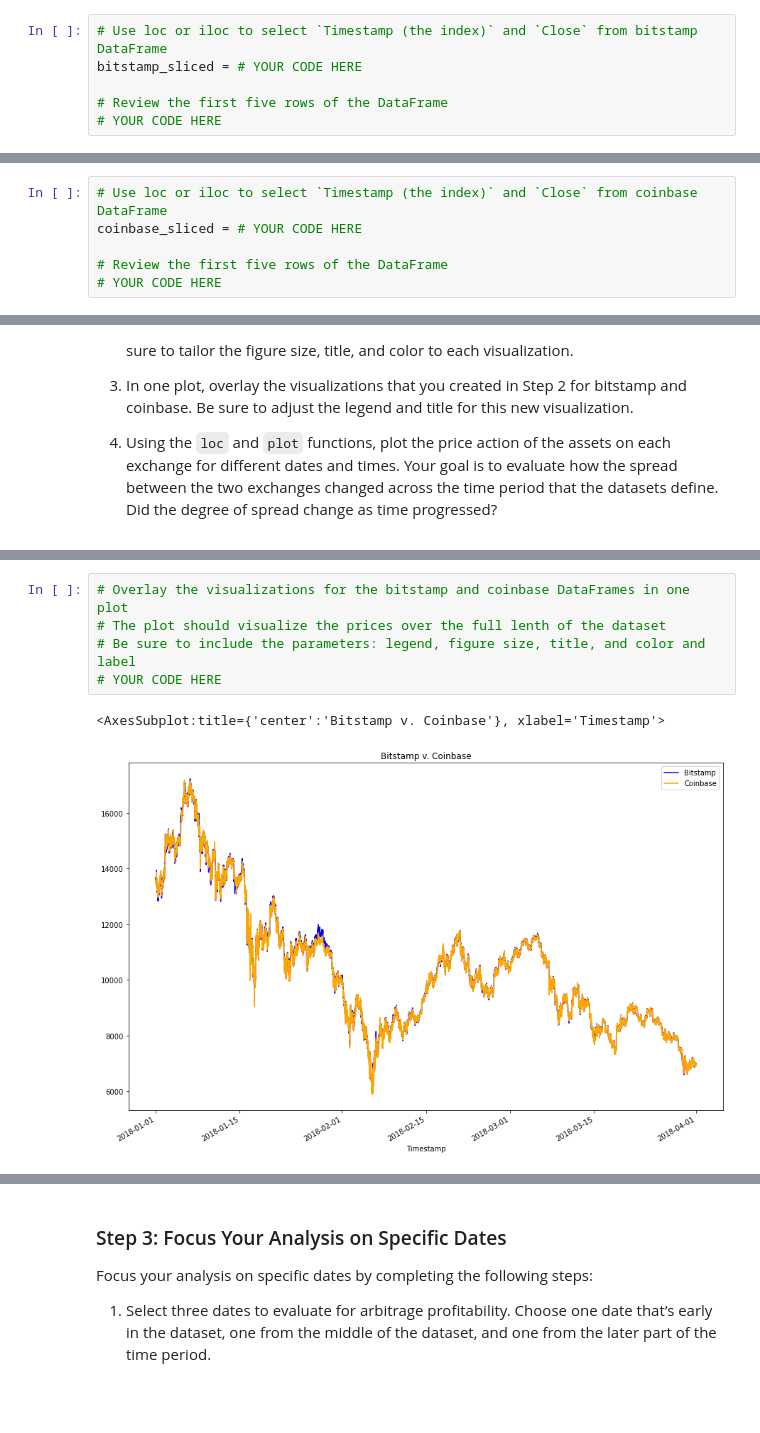
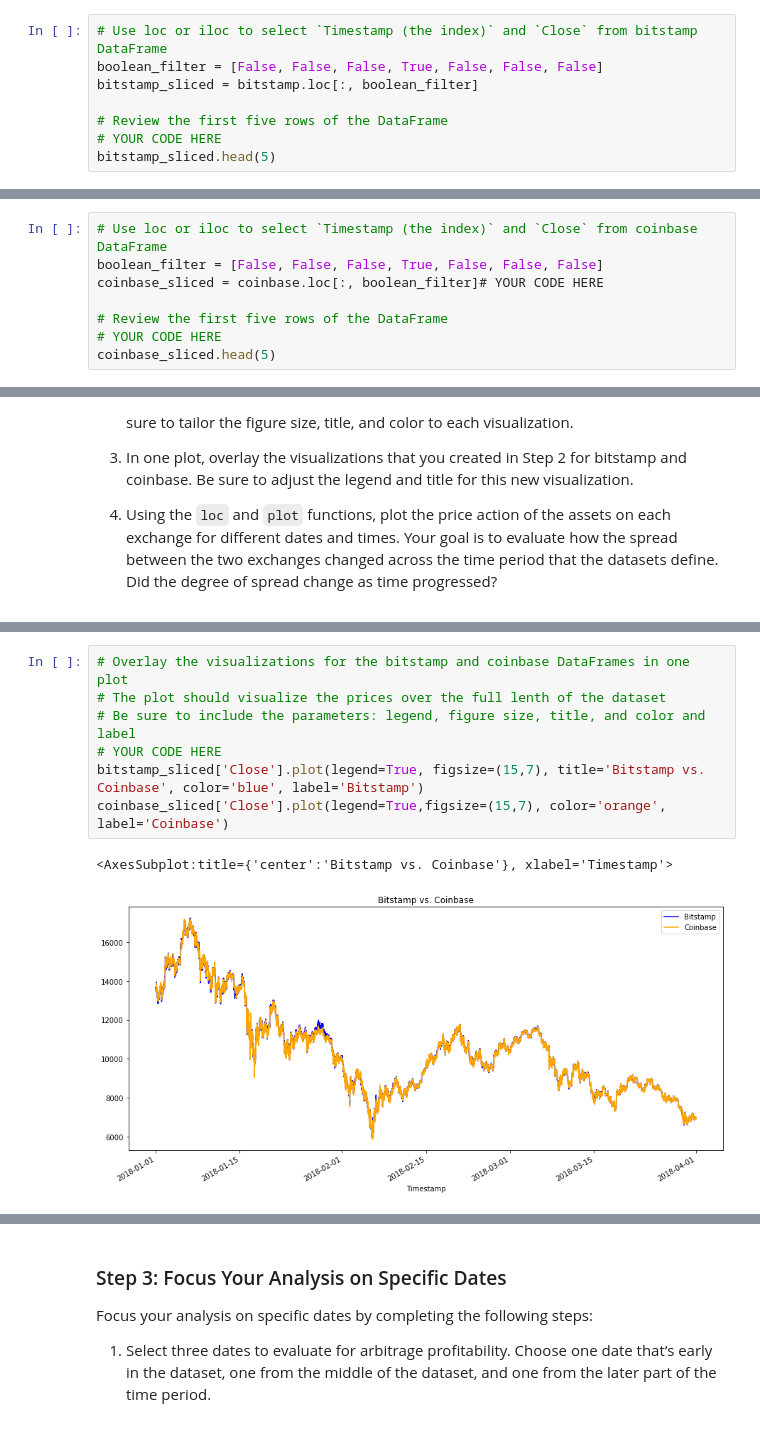
Before and after one commit to tosulai2/Crypto-Arbitrage, a Jupyter notebook: Crypto-Arbitrage/crypto_arbitrage.ipynb, the cells around one changed output, grey strips where cells are left out. Cells and saved outputs as stored; diff of their text form; blank space fills up the shorter version.

```diff
--- a/Crypto-Arbitrage/crypto_arbitrage.ipynb
+++ b/Crypto-Arbitrage/crypto_arbitrage.ipynb
@@ -192,10 +192,12 @@ Select the data you want to analyze. Use `loc` or `iloc` to select the following
 * Close
 # %%
 # Use loc or iloc to select `Timestamp (the index)` and `Close` from bitstamp DataFrame
-bitstamp_sliced = # YOUR CODE HERE
+boolean_filter = [False, False, False, True, False, False, False]
+bitstamp_sliced = bitstamp.loc[:, boolean_filter]
 
 # Review the first five rows of the DataFrame
 # YOUR CODE HERE
+bitstamp_sliced.head(5)
 # %% [output]
 |  | Close |
 | Timestamp |  |
@@ -206,10 +208,12 @@ bitstamp_sliced = # YOUR CODE HERE
 | 2018-01-01 00:04:00 | 13620.00 |
 # %%
 # Use loc or iloc to select `Timestamp (the index)` and `Close` from coinbase DataFrame
-coinbase_sliced = # YOUR CODE HERE
+boolean_filter = [False, False, False, True, False, False, False]
+coinbase_sliced = coinbase.loc[:, boolean_filter]# YOUR CODE HERE
 
 # Review the first five rows of the DataFrame
 # YOUR CODE HERE
+coinbase_sliced.head(5)
 # %% [output]
 |  | Close |
 | Timestamp |  |
@@ -273,11 +283,13 @@ Sort through the time series data associated with the bitstamp and coinbase Data
 # %%
 # Overlay the visualizations for the bitstamp and coinbase DataFrames in one plot
 # The plot should visualize the prices over the full lenth of the dataset
 # Be sure to include the parameters: legend, figure size, title, and color and label
 # YOUR CODE HERE
+bitstamp_sliced['Close'].plot(legend=True, figsize=(15,7), title='Bitstamp vs. Coinbase', color='blue', label='Bitstamp')
+coinbase_sliced['Close'].plot(legend=True,figsize=(15,7), color='orange', label='Coinbase')
 # %% [output]
-<AxesSubplot:title={'center':'Bitstamp v. Coinbase'}, xlabel='Timestamp'>
+<AxesSubplot:title={'center':'Bitstamp vs. Coinbase'}, xlabel='Timestamp'>
-[figure, old version]
+[figure, new version]
 # %%
 # Using the loc and plot functions, create an overlay plot that visualizes
 # the price action of both DataFrames for a one month period early in the dataset
```
Also changed, not shown: parts of 27 cells of this notebook.
